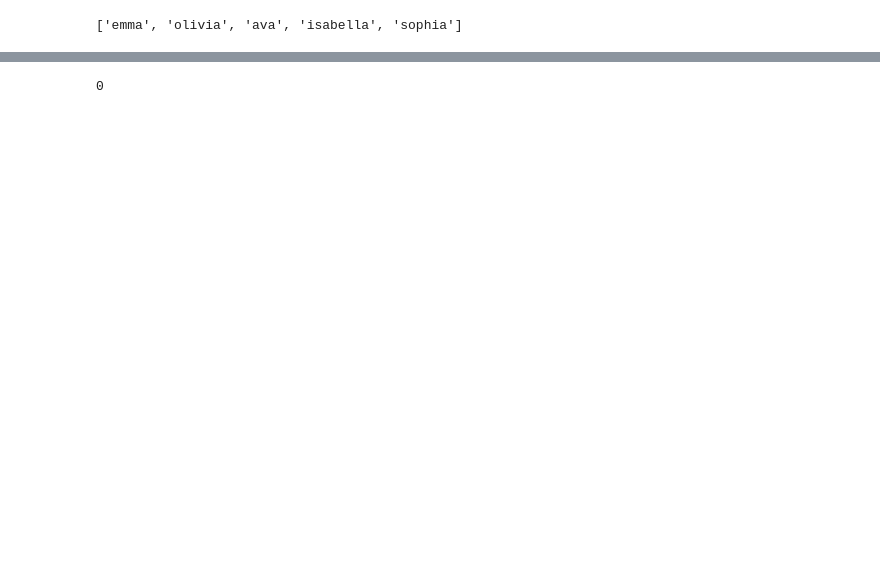
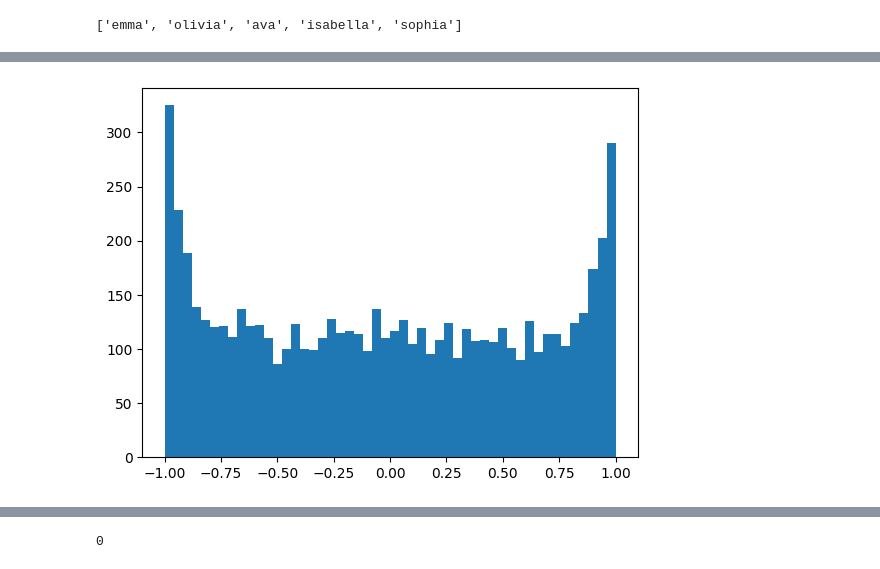
Before and after one commit to Pavan-Balaji22/LLM-from-scratch, a Jupyter notebook: MLP-method.ipynb, the cells around one changed output, grey strips where cells are left out. Drawn from its saved outputs; the diff is of its cells as text; code cells hidden in the pictures; blank space fills up the shorter version.

```diff
--- a/MLP-method.ipynb
+++ b/MLP-method.ipynb
@@ -125,0 +158,5 @@ loss at 190000/200000 2.3425
+# %%
+plt.hist(h.view(-1).data,bins=50)
+plt.show()
+# %% [output]
+[figure, added]
```
Also changed, not shown: parts of 22 cells of this notebook, 1 other file.
